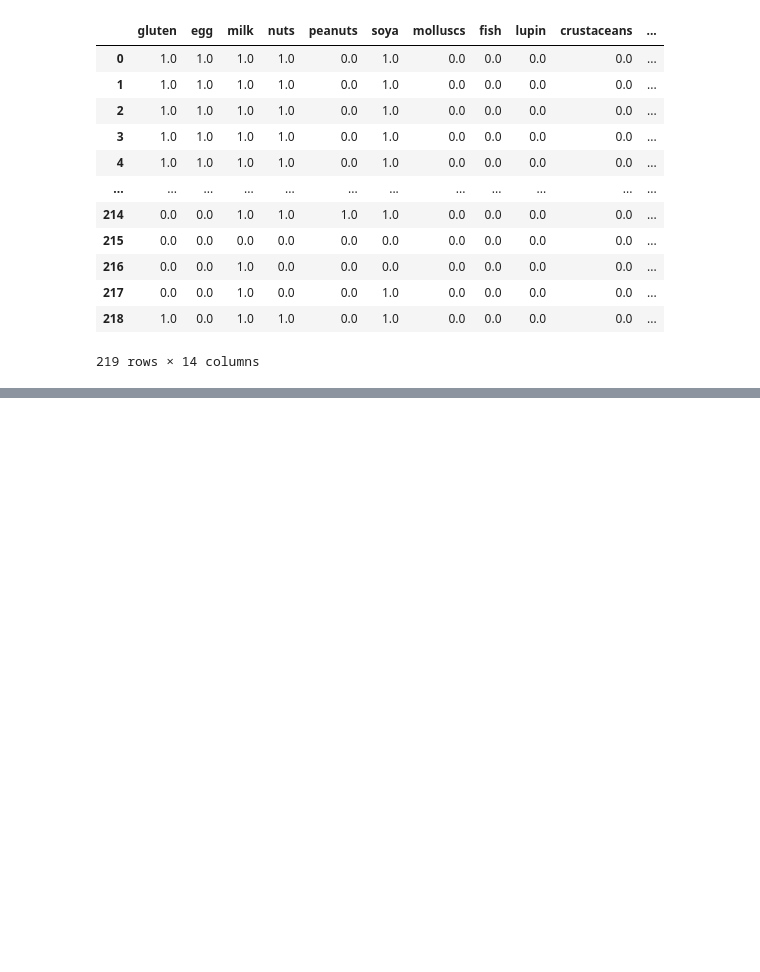
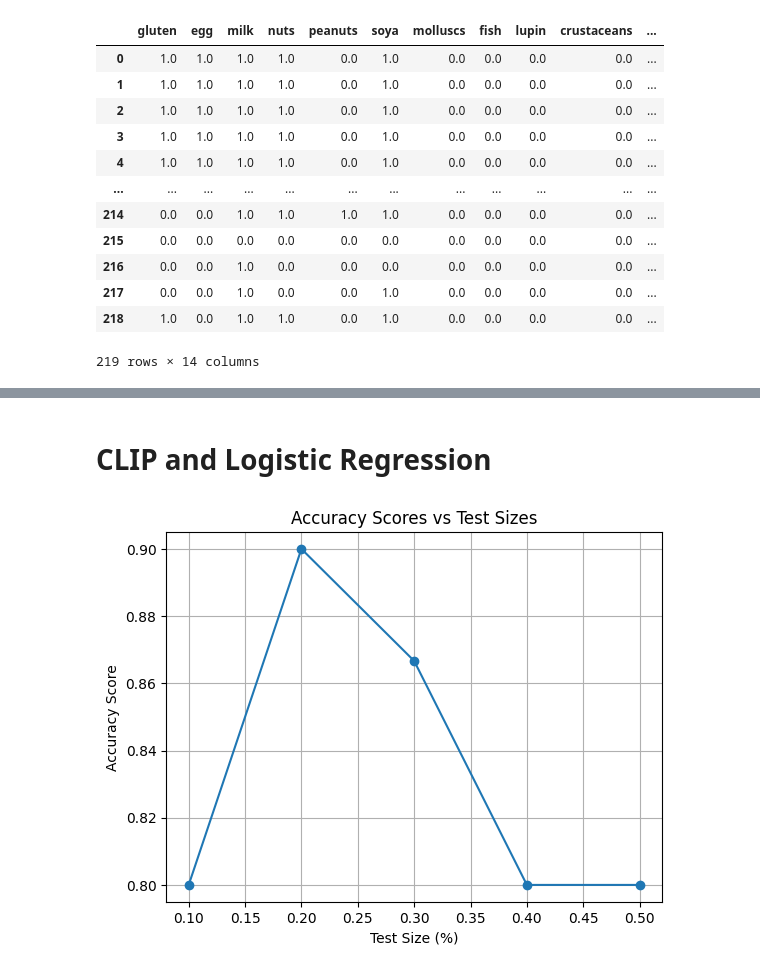
Before and after one commit to MartinLeNizon/App-For-People-With-Restricted-Diet, a Jupyter notebook: performance.ipynb, the cells around one changed output, grey strips where cells are left out. Drawn from its saved outputs; the diff is of its cells as text; code cells hidden in the pictures; blank space fills up the shorter version.

Commit message:
added performance evaluations and logistic regression

```diff
--- a/performance.ipynb
+++ b/performance.ipynb
@@ -179,10 +203,9 @@ excel_file
 # %%
 results_CLIP = pd.DataFrame()
 
-for image in range(1, 21):
-    prediction_CLIP = predict_allergens_CLIP(f"datasets/raw_dataset/{image:03d}.jpg")
-
-results_CLIP = results_CLIP.append(pd.Series(prediction_CLIP, name=f"{image}"))
+for image in range(1, 51):
+    prediction_CLIP = predict_allergens_CLIP(f"{datasets/enhanced_dataset/image:03d}.jpg")
+    results_CLIP = results_CLIP.append(pd.Series(prediction_CLIP, name=f"{image}"))
 
 results_CLIP
 # %% [output]
@@ -189,0 +229,3 @@ AttributeError: 'DataFrame' object has no attribute 'append'
+# %%
+test_CLIP = excel_file.iloc[:50,:]
+test_CLIP
@@ -189,0 +297,8 @@ AttributeError: 'DataFrame' object has no attribute 'append'
+# %%
+results_EasyOCR = pd.DataFrame()
+
+for image in range(1, 51):
+    prediction_EasyOCR = predict_allergens_EasyOCR(f"{datasets/enhanced_dataset/image:03d}.jpg")
+    results_EasyOCR = results_CLIP.append(pd.Series(prediction_EasyOCR, name=f"{image}"))
+
+results_EasyOCR
@@ -189,0 +367,2 @@ AttributeError: 'DataFrame' object has no attribute 'append'
+# %% [markdown]
+# CLIP and Logistic Regression
@@ -189,0 +375,27 @@ AttributeError: 'DataFrame' object has no attribute 'append'
+# %%
+def evaluateLR_gluten():
+  X = results_CLIP.iloc[:, 0]
+  X = np.array(X).reshape(-1, 1)
+  y = test_CLIP['gluten'] == 1
+  accuracy = []
+  test_sizes = [0.1,0.2,0.3,0.4,0.5]
+  for i in test_sizes:
+    X_train, X_test, y_train, y_test = train_test_split(X, y, test_size=i, random_state=0)
+    # Initialize the logistic regression model
+    logistic_model = LogisticRegression()
+    # Fit the model on the training data
+    logistic_model.fit(X_train, y_train)
+    # Make predictions on the test set
+    y_pred = logistic_model.predict(X_test)
+    # Evaluate the model
+    accuracy.append(accuracy_score(y_test, y_pred))
+  plt.plot(test_sizes, accuracy, marker='o', linestyle='-')
+  plt.title('Accuracy Scores vs Test Sizes')
+  plt.xlabel('Test Size (%)')
+  plt.ylabel('Accuracy Score')
+  plt.grid(True)
+  plt.show()
+# %%
+evaluateLR_gluten()
+# %% [output]
+[figure, added]
```
Also changed, not shown: parts of 21 cells of this notebook.
